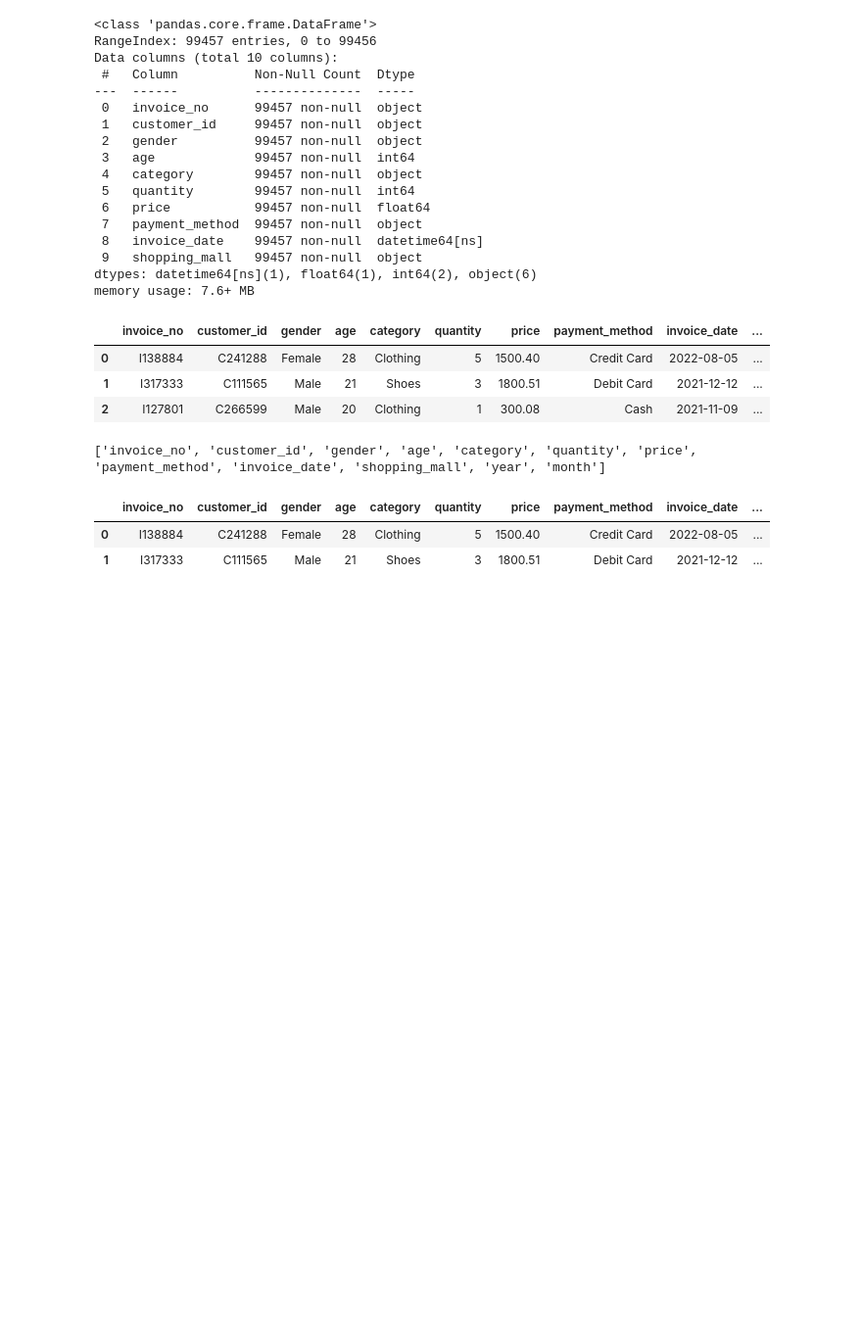
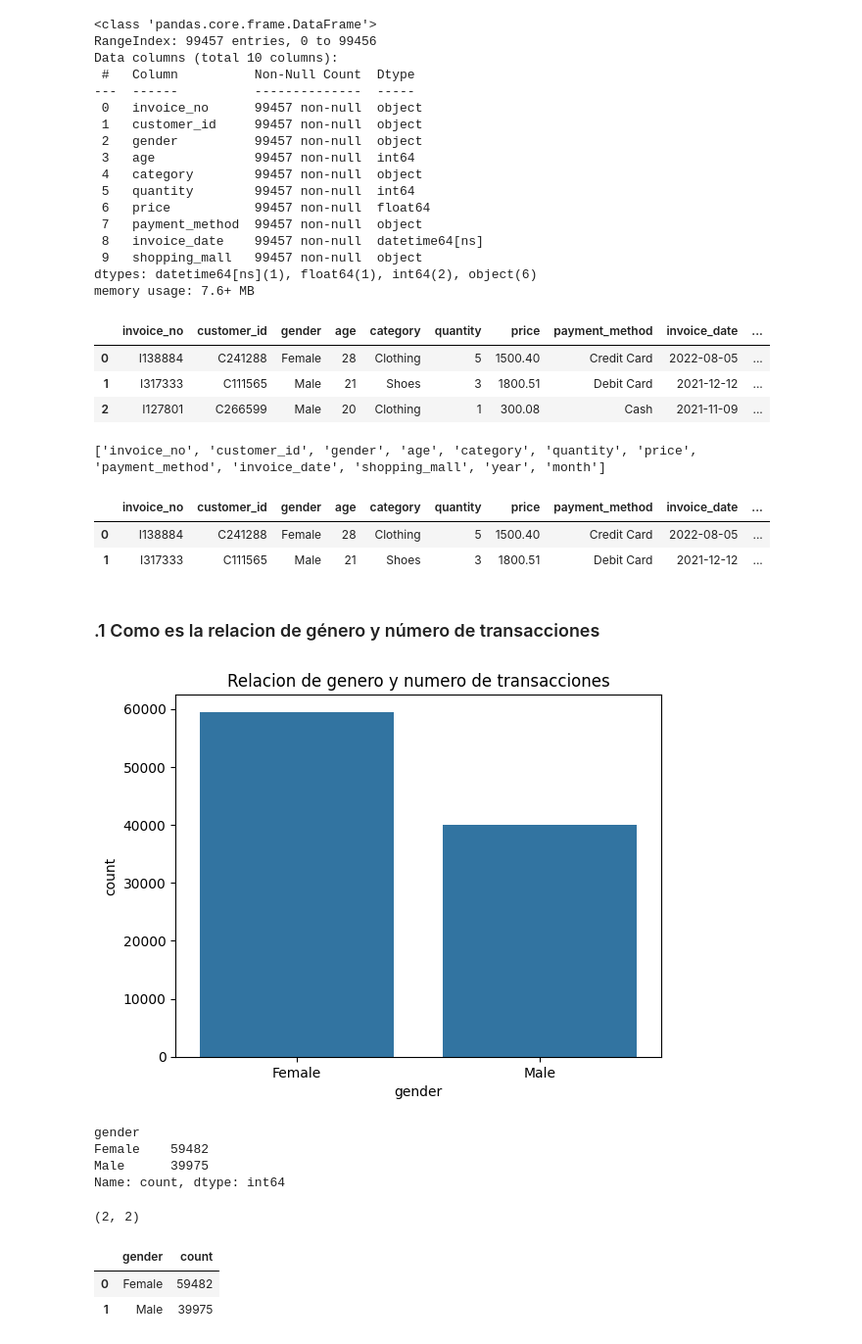
Before and after one commit to Casald/AnalisisRetail_UV, a Jupyter notebook: Analisis_Retail.ipynb, the cells around one changed output. Shown: that part at 98% size. Saved outputs shown, nothing was run; the diff lists cells and outputs as text; code cells hidden in the pictures; blank space fills up the shorter version.

```diff
--- a/Analisis_Retail.ipynb
+++ b/Analisis_Retail.ipynb
@@ -122,3 +122,31 @@ df1_2.head(2)
 |  | invoice_no | customer_id | gender | age | category | quantity | price | payment_method | invoice_date | ... |
 | 0 | I138884 | C241288 | Female | 28 | Clothing | 5 | 1500.40 | Credit Card | 2022-08-05 | ... |
 | 1 | I317333 | C111565 | Male | 21 | Shoes | 3 | 1800.51 | Debit Card | 2021-12-12 | ... |
+# %% [markdown]
+### .1 Como es la relacion de género y número de transacciones
+# %%
+# Histograma: cantidad de hombres y mujeres
+sns.countplot(data=df1, x='gender').set(title='Relacion de genero y numero de transacciones');
+# %% [output]
+[figure, added]
+# %%
+# .value_counts() cantidad de elementos por categoria
+gender_quantity = df1['gender'].value_counts()
+gender_quantity
+# %% [output]
+gender
+Female    59482
+Male      39975
+Name: count, dtype: int64
+# %%
+# resetear el indice y trabajar con un df
+df_gender = df1['gender'].value_counts().reset_index()
+df_gender.shape
+# %% [output]
+(2, 2)
+# %%
+df_gender
+# %% [output]
+|  | gender | count |
+| 0 | Female | 59482 |
+| 1 | Male | 39975 |
```
Also changed, not shown: parts of 1 cell of this notebook.
